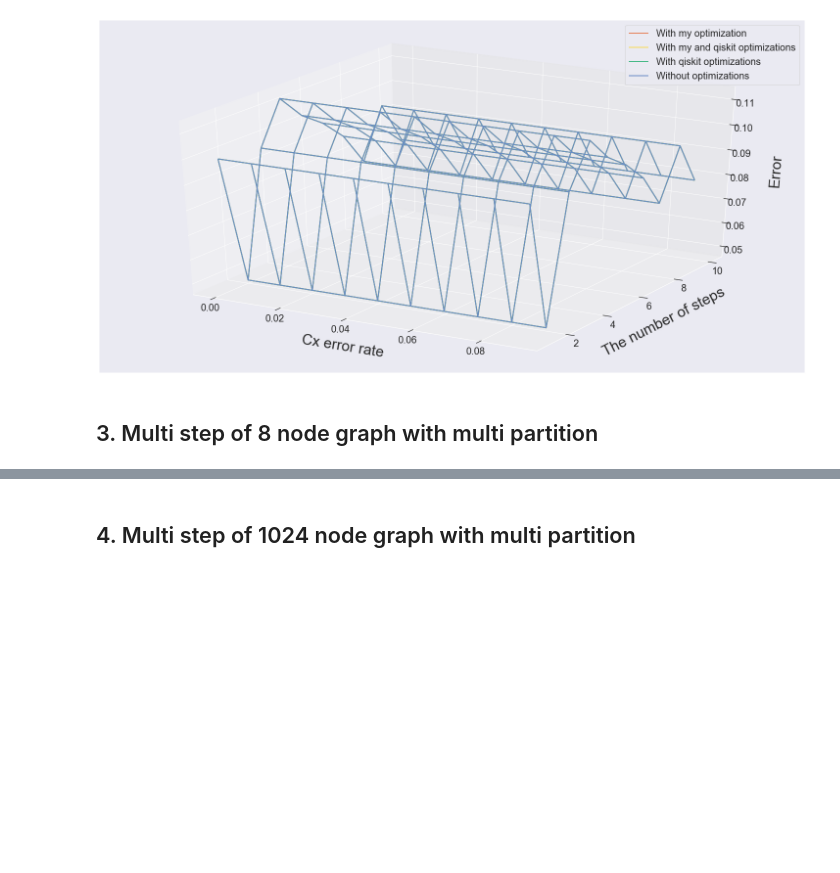
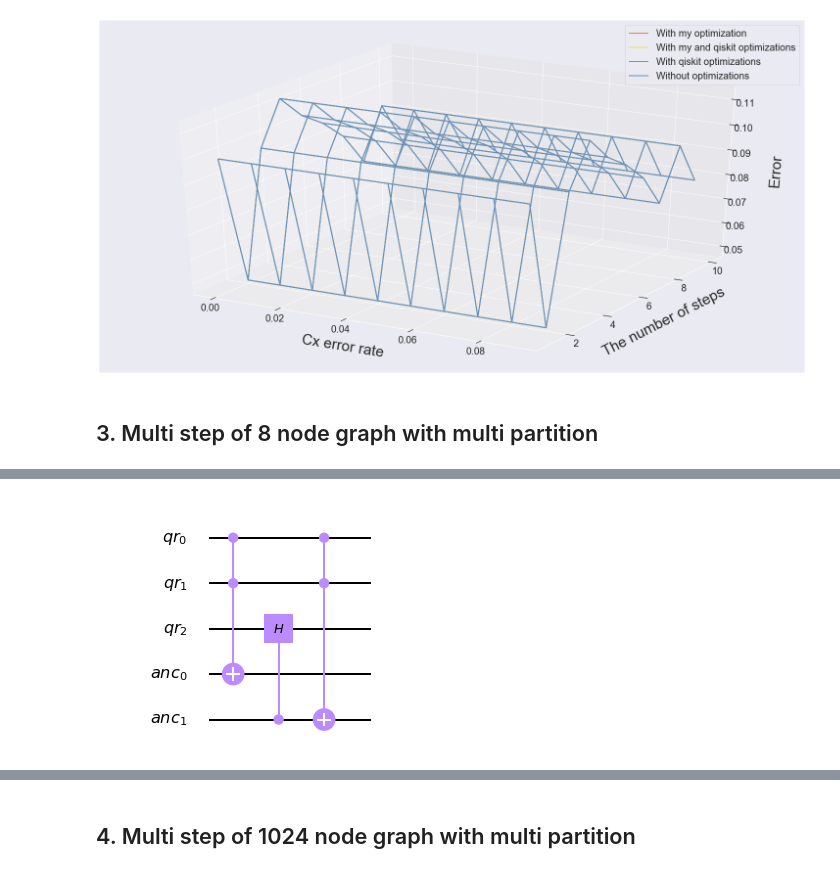
Before and after one commit to Chibikuri/qwopt, a Jupyter notebook: notebook/benchmark.ipynb, the cells around one changed output, grey strips where cells are left out. Saved outputs shown, nothing was run; the diff lists cells and outputs as text; code cells hidden in the pictures; blank space fills up the shorter version.

```diff
--- a/notebook/benchmark.ipynb
+++ b/notebook/benchmark.ipynb
@@ -871,0 +1156,9 @@ plt.show()
+# %%
+q = QuantumRegister(3,'qr')
+anc = QuantumRegister(2, 'anc')
+qc = QuantumCircuit(q, anc)
+qc.mcmt([q[0], q[1]], anc, QuantumCircuit.ch, [q[2]])
+# %%
+qc.draw(output='mpl')
+# %% [output]
+[figure, added]
```
Also changed, not shown: parts of 12 cells of this notebook, 1 other file.
